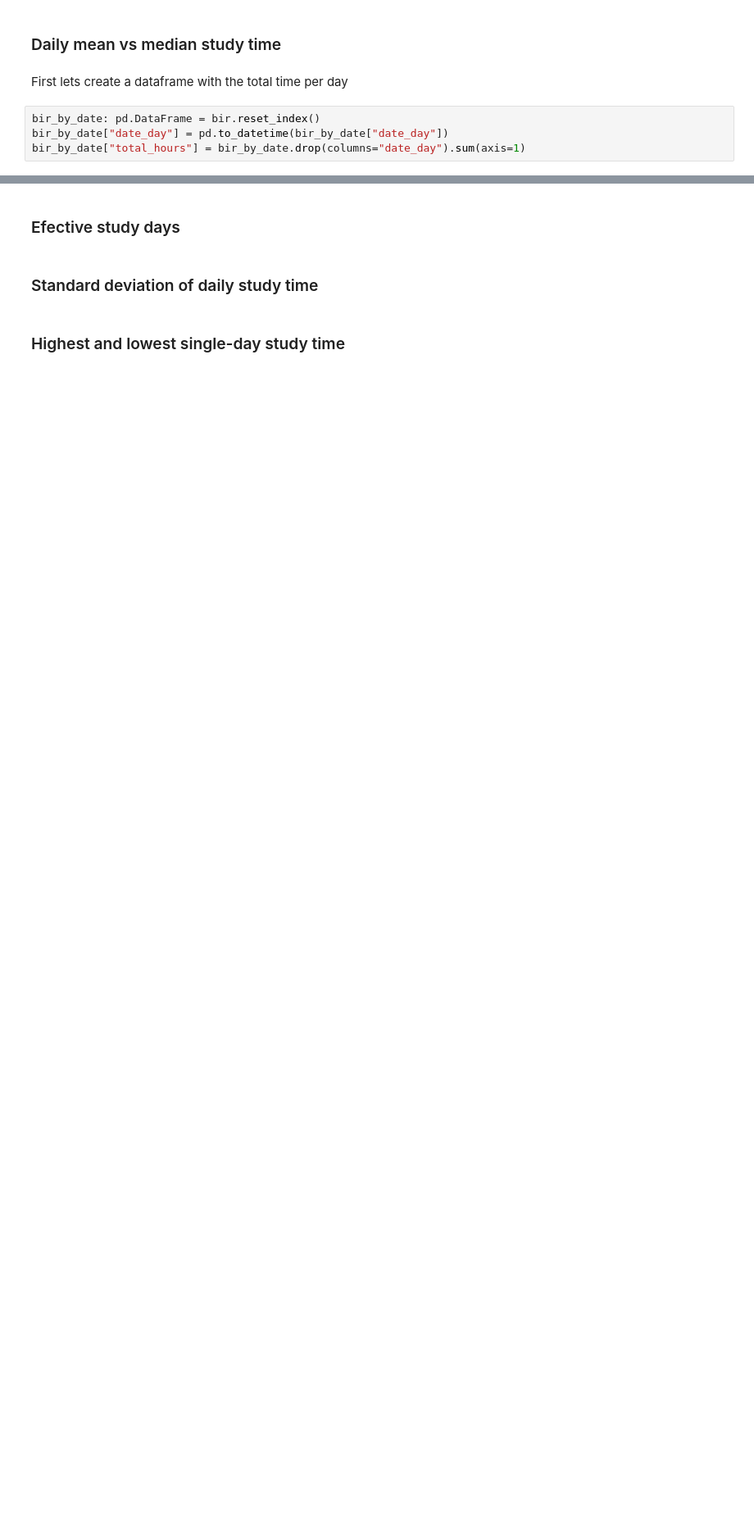
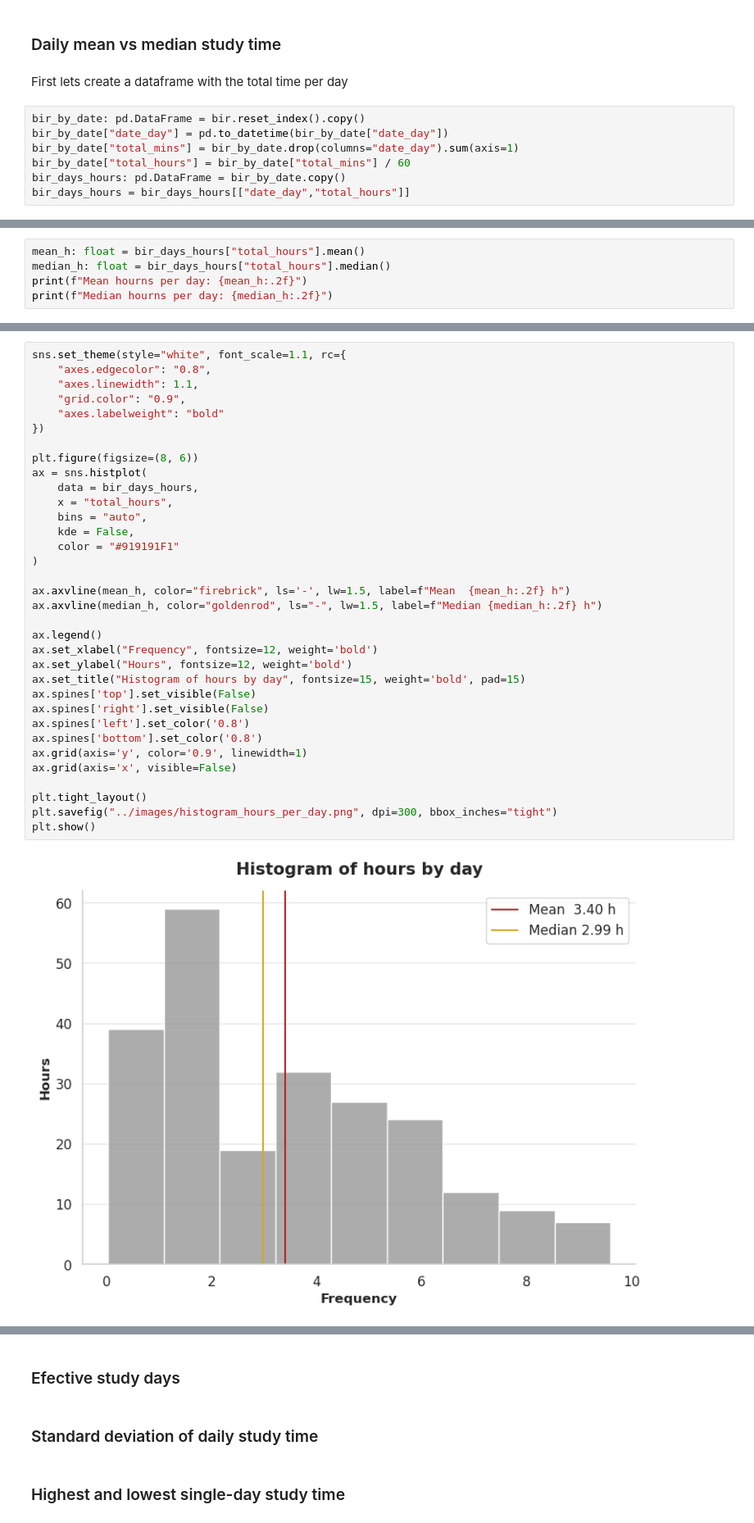
Before and after one commit to Oddman43/BIR_EDA, a Jupyter notebook: notebooks/data_analysis.ipynb, the cells around one changed output, grey strips where cells are left out. Shown at 82% size. Saved outputs shown, nothing was run; the diff lists cells and outputs as text; blank space fills up the shorter version.

```diff
--- a/notebooks/data_analysis.ipynb
+++ b/notebooks/data_analysis.ipynb
@@ -83,6 +83,9 @@ plt.show()
 # %% [markdown]
 First lets create a dataframe with the total time per day
 # %%
-bir_by_date: pd.DataFrame = bir.reset_index()
+bir_by_date: pd.DataFrame = bir.reset_index().copy()
 bir_by_date["date_day"] = pd.to_datetime(bir_by_date["date_day"])
-bir_by_date["total_hours"] = bir_by_date.drop(columns="date_day").sum(axis=1)
+bir_by_date["total_mins"] = bir_by_date.drop(columns="date_day").sum(axis=1)
+bir_by_date["total_hours"] = bir_by_date["total_mins"] / 60
+bir_days_hours: pd.DataFrame = bir_by_date.copy()
+bir_days_hours = bir_days_hours[["date_day","total_hours"]]
@@ -88,0 +94,5 @@ bir_by_date["total_hours"] = bir_by_date.drop(columns="date_day").sum(axis=1)
+# %%
+mean_h: float = bir_days_hours["total_hours"].mean()
+median_h: float = bir_days_hours["total_hours"].median()
+print(f"Mean hourns per day: {mean_h:.2f}")
+print(f"Median hourns per day: {median_h:.2f}")
@@ -88,0 +102,36 @@ bir_by_date["total_hours"] = bir_by_date.drop(columns="date_day").sum(axis=1)
+# %%
+sns.set_theme(style="white", font_scale=1.1, rc={
+    "axes.edgecolor": "0.8",
+    "axes.linewidth": 1.1,
+    "grid.color": "0.9",
+    "axes.labelweight": "bold"
+})
+
+plt.figure(figsize=(8, 6))
+ax = sns.histplot(
+    data = bir_days_hours,
+    x = "total_hours",
+    bins = "auto",
+    kde = False,
+    color = "#919191F1"
+)
+
+ax.axvline(mean_h, color="firebrick", ls='-', lw=1.5, label=f"Mean  {mean_h:.2f} h")
+ax.axvline(median_h, color="goldenrod", ls="-", lw=1.5, label=f"Median {median_h:.2f} h")
+
+ax.legend()
+ax.set_xlabel("Frequency", fontsize=12, weight='bold')
+ax.set_ylabel("Hours", fontsize=12, weight='bold')
+ax.set_title("Histogram of hours by day", fontsize=15, weight='bold', pad=15)
+ax.spines['top'].set_visible(False)
+ax.spines['right'].set_visible(False)
+ax.spines['left'].set_color('0.8')
+ax.spines['bottom'].set_color('0.8')
+ax.grid(axis='y', color='0.9', linewidth=1)
+ax.grid(axis='x', visible=False)
+
+plt.tight_layout()
+plt.savefig("../images/histogram_hours_per_day.png", dpi=300, bbox_inches="tight")
+plt.show()
+# %% [output]
+[figure, added]
```
Also changed, not shown: parts of 5 cells of this notebook, 1 other file.
